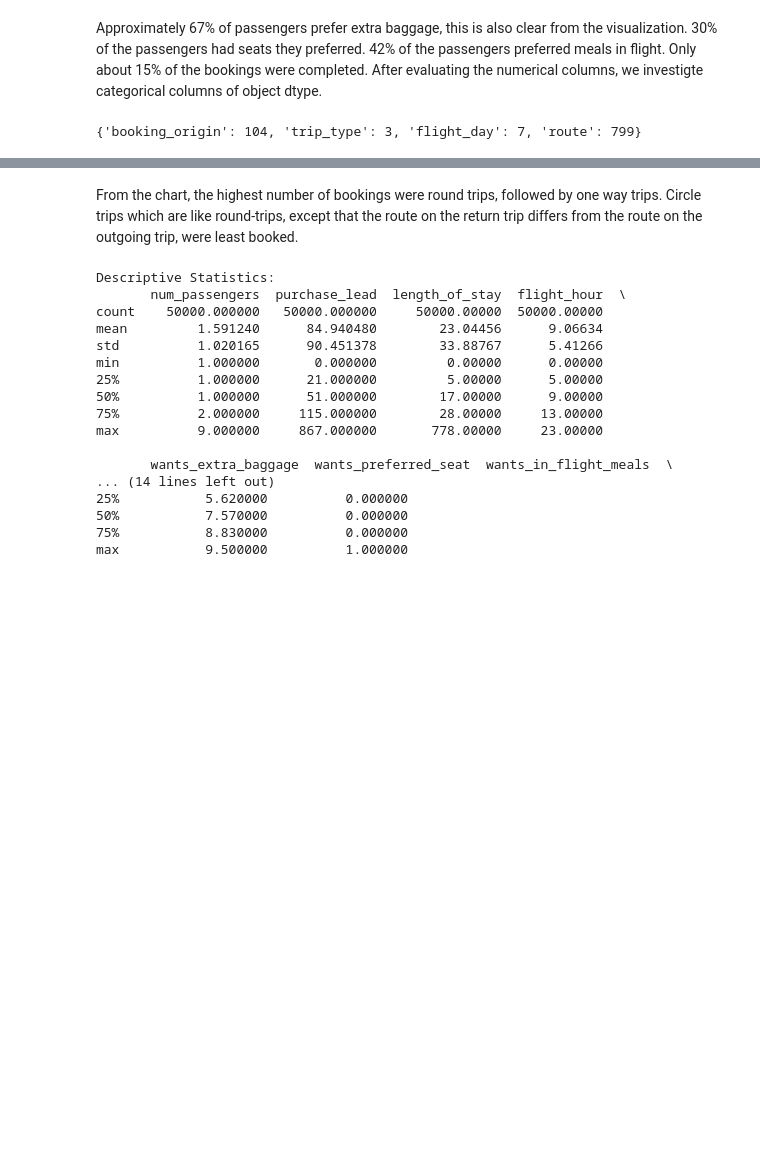
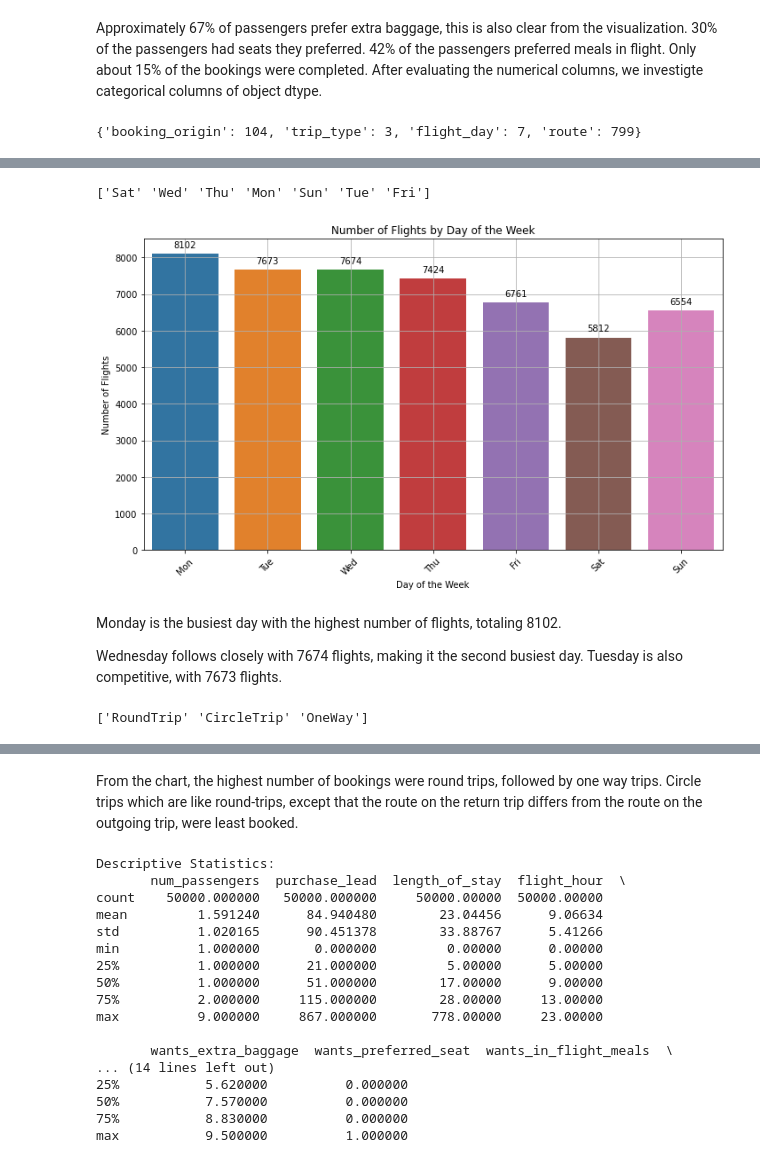
Before and after one commit to Perception-ui/fly_, a Jupyter notebook: notebook.ipynb, the cells around one changed output, grey strips where cells are left out. Saved outputs shown, nothing was run; the diff lists cells and outputs as text; code cells hidden in the pictures; blank space fills up the shorter version.

```diff
--- a/notebook.ipynb
+++ b/notebook.ipynb
@@ -309,0 +255,36 @@ Categories (7, object): ['Mon' < 'Tue' < 'Wed' < 'Thu' < 'Fri' < 'Sat' < 'Sun']
+# %%
+# Check the unique values in 'flight_day' to verify data availability and correct order
+print(df['flight_day'].unique())
+
+plt.figure(figsize=(10, 6))
+
+# Count plot for flight_day
+ax = sns.countplot(data=df, x='flight_day', order=['Mon', 'Tue', 'Wed', 'Thu', 'Fri', 'Sat', 'Sun'])
+
+# Adding value labels on top of each bar
+for p in ax.patches:
+    ax.annotate(f'{p.get_height()}', (p.get_x() + p.get_width() / 2., p.get_height()), ha='center', va='center', xytext=(0, 10), textcoords='offset points')
+
+# Adding labels and title
+plt.xlabel('Day of the Week')
+plt.ylabel('Number of Flights')
+plt.title('Number of Flights by Day of the Week')
+
+# Rotating x-axis labels for better readability
+plt.xticks(rotation=45)
+
+# Show plot
+plt.grid(True)
+plt.tight_layout()
+plt.show()
+# %% [output]
+['Sat' 'Wed' 'Thu' 'Mon' 'Sun' 'Tue' 'Fri']
+[figure, added]
+# %% [markdown]
+Monday is the busiest day with the highest number of flights, totaling 8102.
+
+Wednesday follows closely with 7674 flights, making it the second busiest day. Tuesday is also competitive, with 7673 flights.
+# %%
+print(df['trip_type'].unique())
+# %% [output]
+['RoundTrip' 'CircleTrip' 'OneWay']
```
Also changed, not shown: parts of 76 cells of this notebook.
